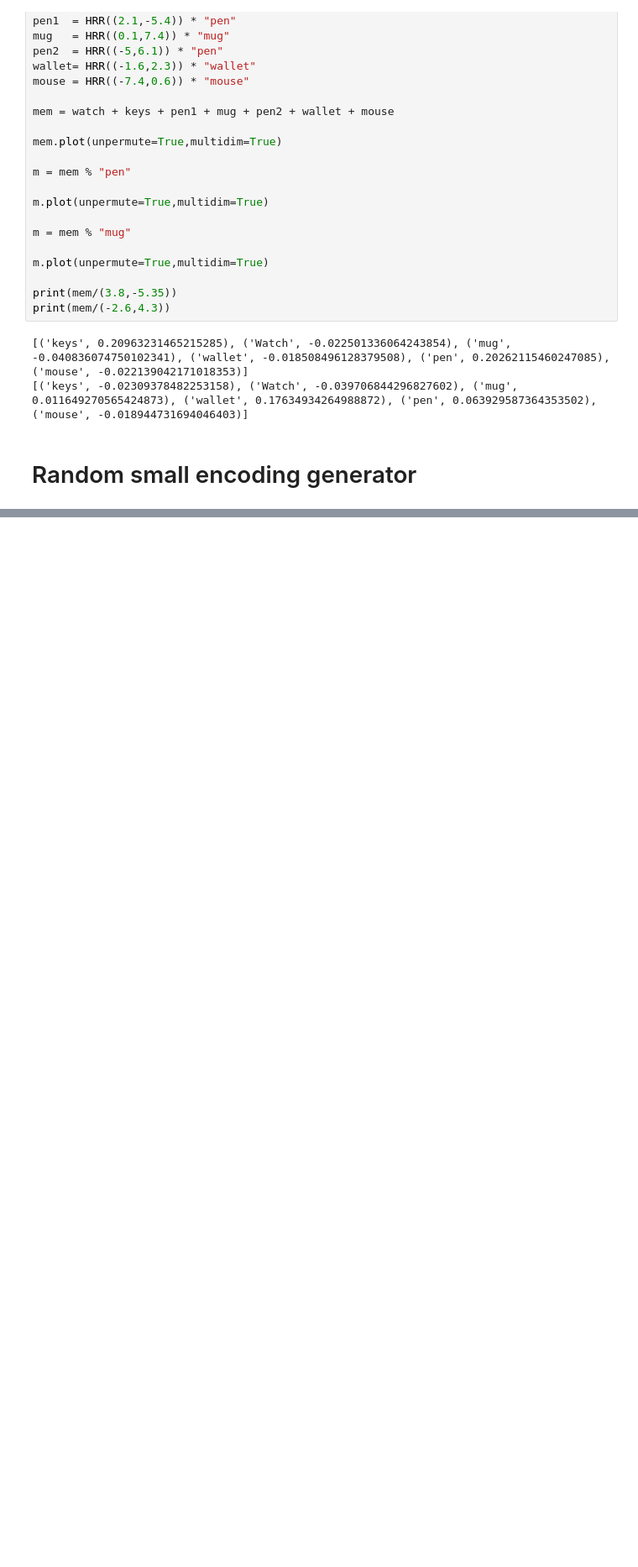
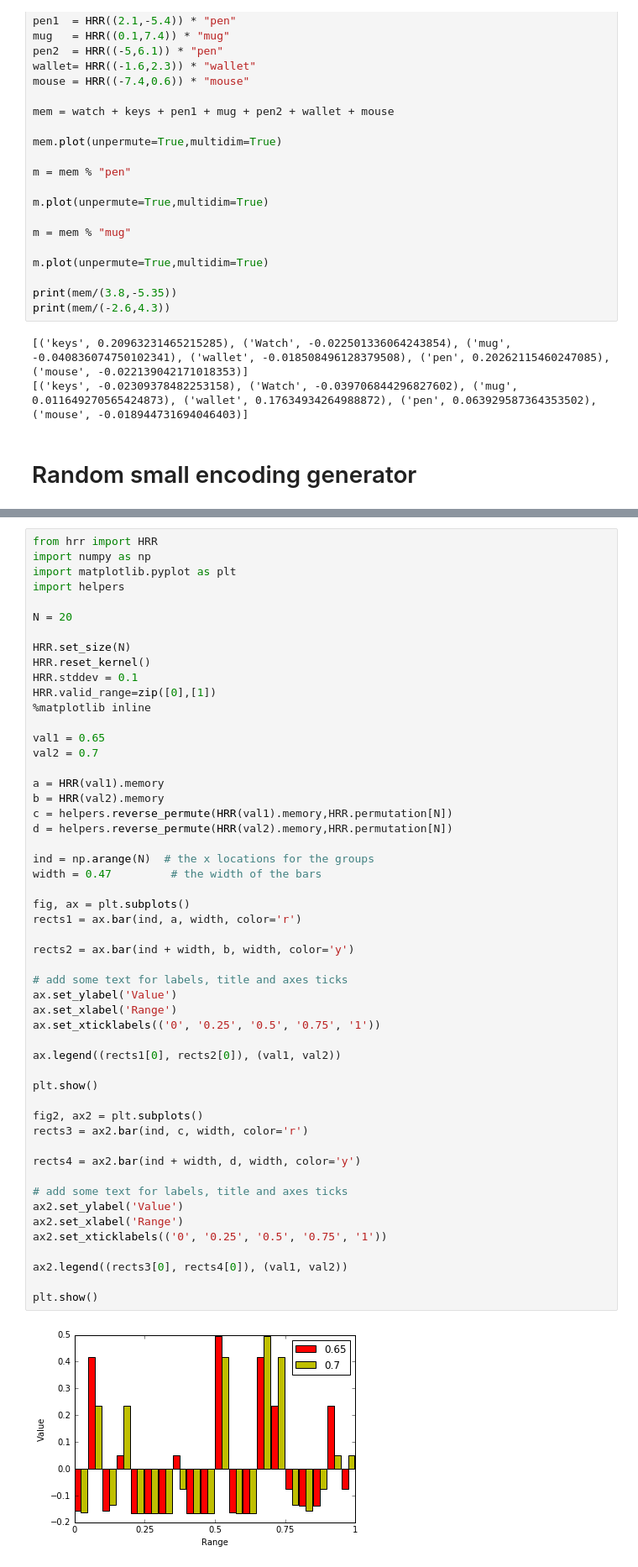
Before and after one commit to HBPNeurorobotics/holographic, a Jupyter notebook: vsa/HRR.ipynb, the cells around one changed output, grey strips where cells are left out. Shown: that part at 84% size. Saved outputs shown, nothing was run; the diff lists cells and outputs as text; blank space fills up the shorter version.

Commit message:
Added images to experiment

```diff
--- a/vsa/HRR.ipynb
+++ b/vsa/HRR.ipynb
@@ -1300,0 +1304,54 @@ Output:
+# %%
+from hrr import HRR
+import numpy as np
+import matplotlib.pyplot as plt
+import helpers
+
+N = 20
+
+HRR.set_size(N)
+HRR.reset_kernel()
+HRR.stddev = 0.1
+HRR.valid_range=zip([0],[1])
+%matplotlib inline
+
+val1 = 0.65
+val2 = 0.7
+
+a = HRR(val1).memory
+b = HRR(val2).memory
+c = helpers.reverse_permute(HRR(val1).memory,HRR.permutation[N])
+d = helpers.reverse_permute(HRR(val2).memory,HRR.permutation[N])
+
+ind = np.arange(N)  # the x locations for the groups
+width = 0.47         # the width of the bars
+
+fig, ax = plt.subplots()
+rects1 = ax.bar(ind, a, width, color='r')
+
+rects2 = ax.bar(ind + width, b, width, color='y')
+
+# add some text for labels, title and axes ticks
+ax.set_ylabel('Value')
+ax.set_xlabel('Range')
+ax.set_xticklabels(('0', '0.25', '0.5', '0.75', '1'))
+
+ax.legend((rects1[0], rects2[0]), (val1, val2))
+
+plt.show()
+
+fig2, ax2 = plt.subplots()
+rects3 = ax2.bar(ind, c, width, color='r')
+
+rects4 = ax2.bar(ind + width, d, width, color='y')
+
+# add some text for labels, title and axes ticks
+ax2.set_ylabel('Value')
+ax2.set_xlabel('Range')
+ax2.set_xticklabels(('0', '0.25', '0.5', '0.75', '1'))
+
+ax2.legend((rects3[0], rects4[0]), (val1, val2))
+
+plt.show()
+# %% [output]
+[figure, added]
```
Also changed, not shown: parts of 3 cells of this notebook, 3 other files.
